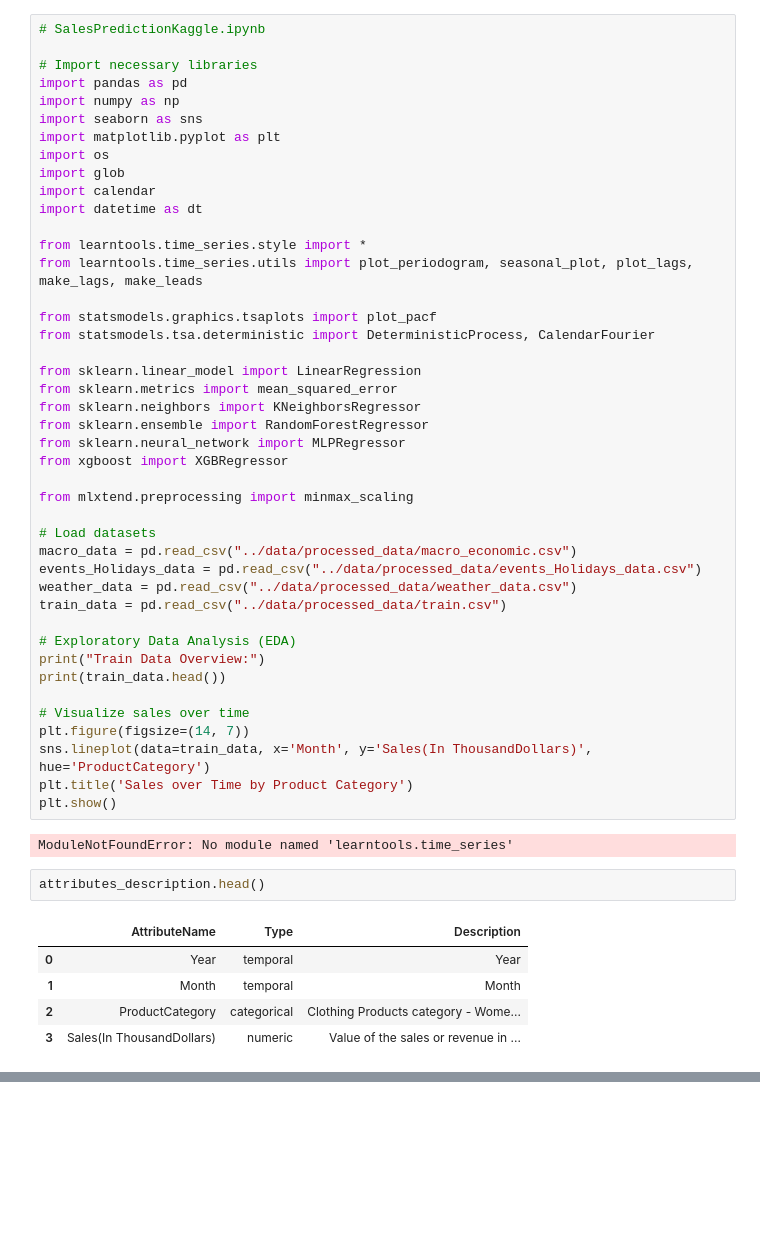
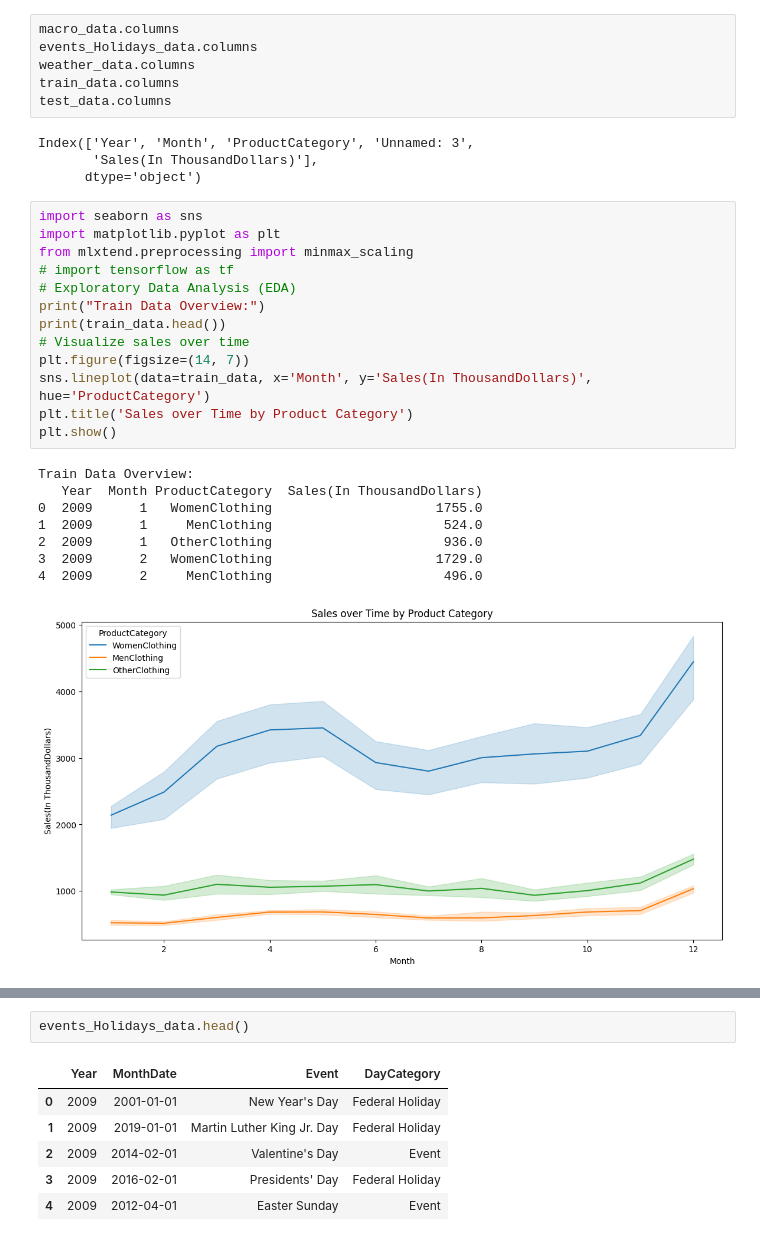
Before and after one commit to Yaadee/Walmart_sales_PredictionKaggle, a Jupyter notebook: notebook/SalesPredicitionKaggle.ipynb, the cells around one changed output, grey strips where cells are left out. Drawn from its saved outputs; the diff is of its cells as text; blank space fills up the shorter version.

```diff
--- a/notebook/SalesPredicitionKaggle.ipynb
+++ b/notebook/SalesPredicitionKaggle.ipynb
@@ -13,56 +9,35 @@ attributes_description = pd.read_excel("../data/raw_data/attributes_description.
+# %%
+macro_data.columns
+events_Holidays_data.columns
+weather_data.columns
+train_data.columns
+test_data.columns
+# %% [output]
+Index(['Year', 'Month', 'ProductCategory', 'Unnamed: 3',
+       'Sales(In ThousandDollars)'],
+      dtype='object')
 # %%
-# SalesPredictionKaggle.ipynb
-
-# Import necessary libraries
-import pandas as pd
-import numpy as np
 import seaborn as sns
 import matplotlib.pyplot as plt
-import os
-import glob
-import calendar
-import datetime as dt
-
-from learntools.time_series.style import *
-from learntools.time_series.utils import plot_periodogram, seasonal_plot, plot_lags, make_lags, make_leads
-
-from statsmodels.graphics.tsaplots import plot_pacf
-from statsmodels.tsa.deterministic import DeterministicProcess, CalendarFourier
-
-from sklearn.linear_model import LinearRegression
-from sklearn.metrics import mean_squared_error
-from sklearn.neighbors import KNeighborsRegressor
-from sklearn.ensemble import RandomForestRegressor
-from sklearn.neural_network import MLPRegressor
-from xgboost import XGBRegressor
-
 from mlxtend.preprocessing import minmax_scaling
-
-# Load datasets
-macro_data = pd.read_csv("../data/processed_data/macro_economic.csv")
-events_Holidays_data = pd.read_csv("../data/processed_data/events_Holidays_data.csv")
-weather_data = pd.read_csv("../data/processed_data/weather_data.csv")
-train_data = pd.read_csv("../data/processed_data/train.csv")
-
+# import tensorflow as tf
 # Exploratory Data Analysis (EDA)
 print("Train Data Overview:")
 print(train_data.head())
-
 # Visualize sales over time
 plt.figure(figsize=(14, 7))
 sns.lineplot(data=train_data, x='Month', y='Sales(In ThousandDollars)', hue='ProductCategory')
 plt.title('Sales over Time by Product Category')
 plt.show()
 # %% [output]
-ModuleNotFoundError: No module named 'learntools.time_series'
+Train Data Overview:
+   Year  Month ProductCategory  Sales(In ThousandDollars)
+0  2009      1   WomenClothing                     1755.0
+1  2009      1     MenClothing                      524.0
+2  2009      1   OtherClothing                      936.0
+3  2009      2   WomenClothing                     1729.0
+4  2009      2     MenClothing                      496.0
+[figure, added]
-# %%
-attributes_description.head()
-# %% [output]
-|  | AttributeName | Type | Description |
-| 0 | Year | temporal | Year |
-| 1 | Month | temporal | Month |
-| 2 | ProductCategory | categorical | Clothing Products category - Wome... |
-| 3 | Sales(In ThousandDollars) | numeric | Value of the sales or revenue in ... |
 # %%
 macro_data.head()
 # %% [output]
@@ -72,3 +47,12 @@ macro_data.head()
 | 2 | 2009 - Mar | 14340.701639 | 14351.786822 | 235.067 | Democrats | 8.7 | ... |
 | 3 | 2009 - Apr | 14326.815525 | 14351.601731 | 235.582 | Democrats | 9.0 | ... |
 | 4 | 2009 - May | 14345.904809 | 14368.123959 | 235.975 | Democrats | 9.4 | ... |
+# %%
+events_Holidays_data.head()
+# %% [output]
+|  | Year | MonthDate | Event | DayCategory |
+| 0 | 2009 | 2001-01-01 | New Year's Day | Federal Holiday |
+| 1 | 2009 | 2019-01-01 | Martin Luther King Jr. Day | Federal Holiday |
+| 2 | 2009 | 2014-02-01 | Valentine's Day | Event |
+| 3 | 2009 | 2016-02-01 | Presidents' Day | Federal Holiday |
+| 4 | 2009 | 2012-04-01 | Easter Sunday | Event |
```
Also changed, not shown: parts of 19 cells of this notebook, 2 other files.
